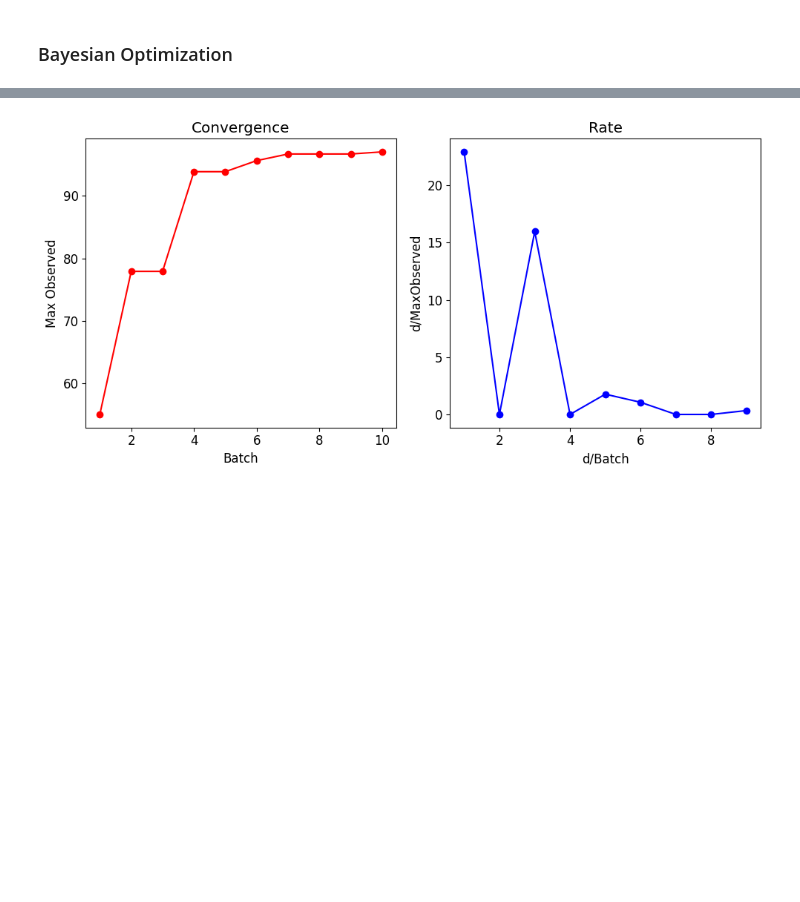
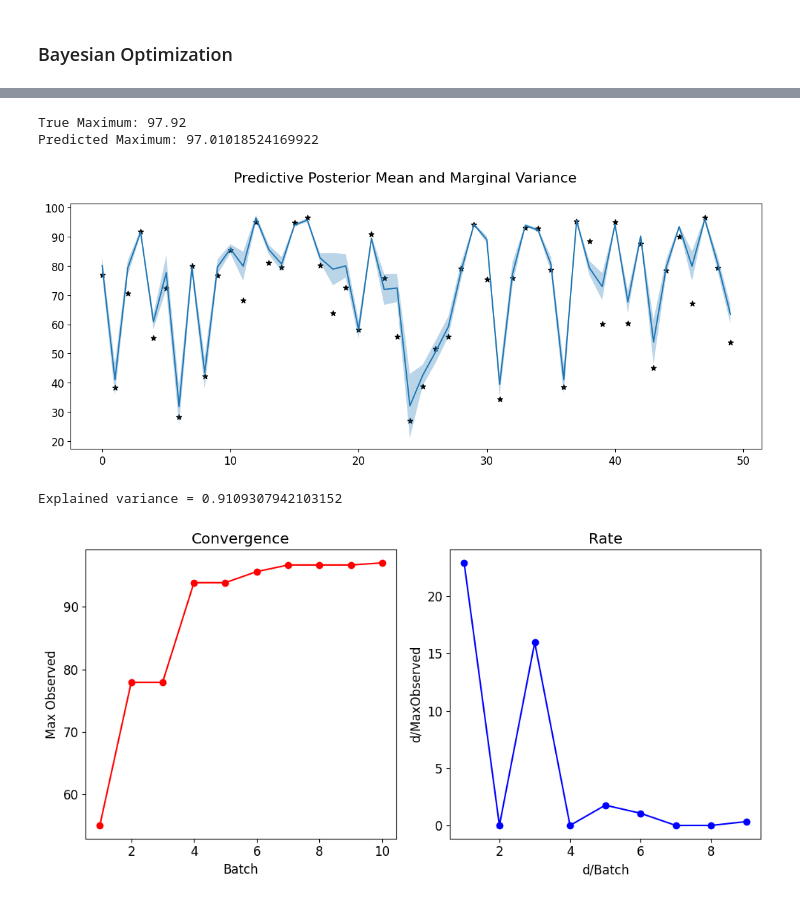
Before and after one commit to kemontei/l48-project, a Jupyter notebook: code/BO_L48_project.ipynb, the cells around one changed output, grey strips where cells are left out. Drawn from its saved outputs; the diff is of its cells as text; code cells hidden in the pictures; blank space fills up the shorter version.

```diff
--- a/code/BO_L48_project.ipynb
+++ b/code/BO_L48_project.ipynb
@@ -100,0 +129,29 @@ bo.plot_convergence()
+# %%
+import matplotlib.pyplot as plt
+
+x_star = range(4004)
+
+#generate the plots
+fig = plt.figure(figsize=(14,5))
+fig.suptitle('Predictive Posterior Mean and Marginal Variance', fontsize=16)
+ax = fig.add_subplot(111)
+
+ax.scatter(x_star[:50], GDT_TS_actual[:50], marker='*', color='k')
+ax.plot(GDT_TS_pred_mu[:50], color='C0')
+ax.fill_between(x=x_star[:50], y1=GDT_TS_pred_mu[:50]+GDT_TS_pred_var[:50], y2=GDT_TS_pred_mu[:50]-GDT_TS_pred_var[:50], alpha=0.3);
+
+# predicted maxima
+print(f"True Maximum: {max(GDT_TS_actual)}")
+print(f"Predicted Maximum: {max(GDT_TS_pred_mu)}")
+# %% [output]
+True Maximum: 97.92
+Predicted Maximum: 97.01018524169922
+[figure, added]
+# %%
+import matplotlib.pyplot as plt
+from edbo.math_utils import pca
+
+# Run PCA on the dataset
+explained_variance = pca(bo.obj.domain, n_components=1)
+# %% [output]
+Explained variance = 0.9109307942103152
```
Also changed, not shown: parts of 6 cells of this notebook, 1 other file.
